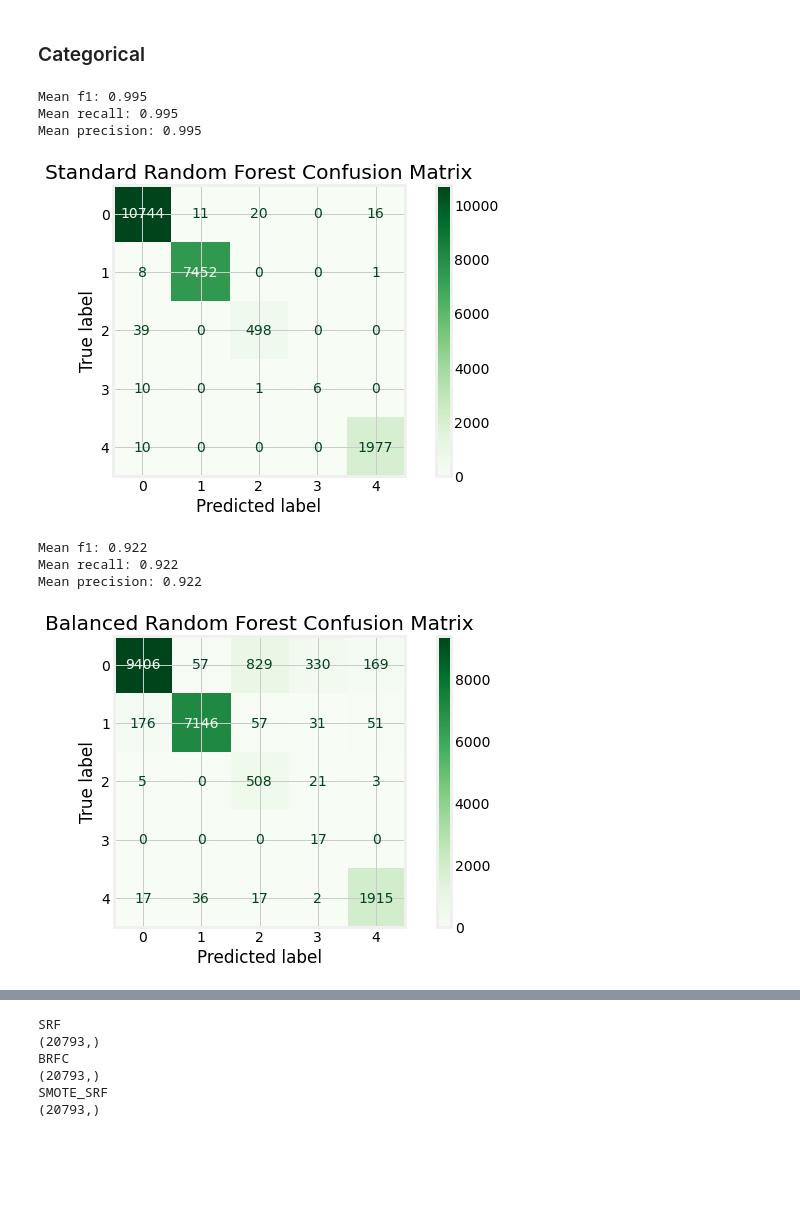
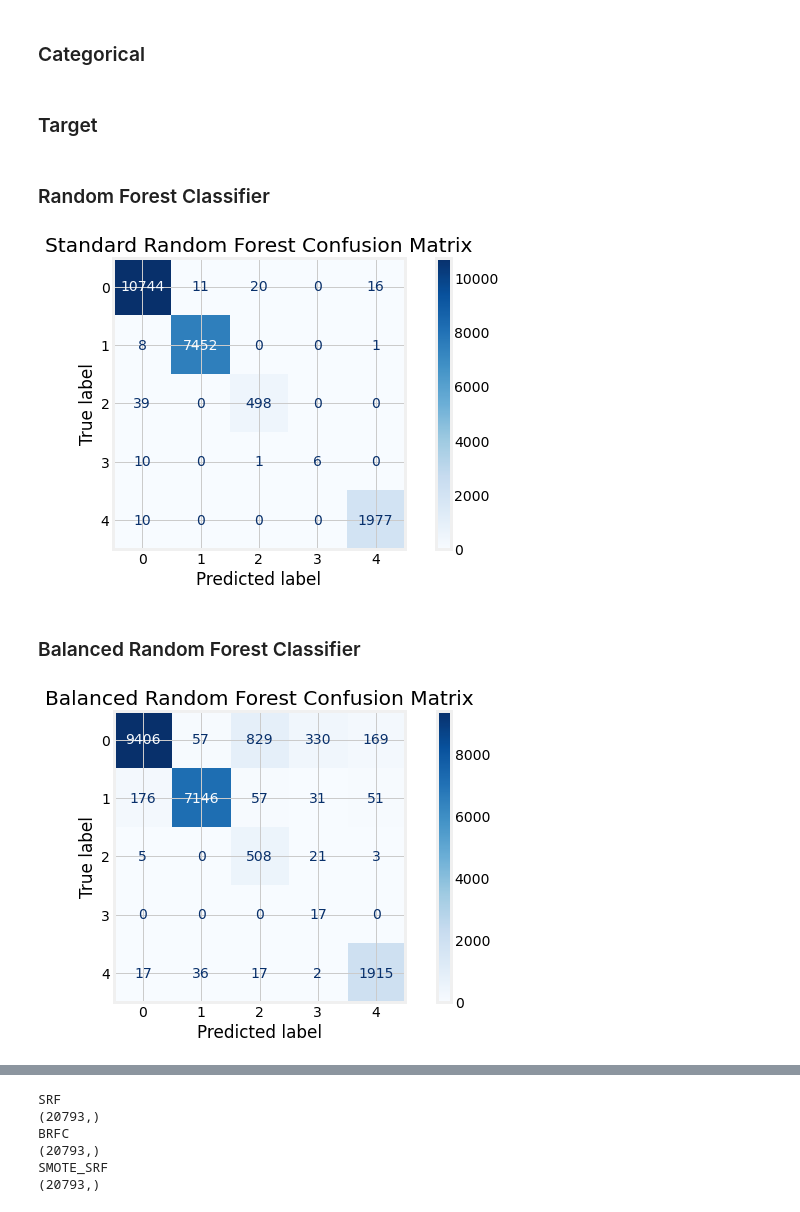
Before and after one commit to patii01/ACA-Project, a Jupyter notebook: model.ipynb, the cells around one changed output, grey strips where cells are left out. Cells and saved outputs as stored; diff of their text form; code cells hidden in the pictures; blank space fills up the shorter version.

```diff
--- a/model.ipynb
+++ b/model.ipynb
@@ -91,76 +95,51 @@ test_students = pd.get_dummies(test_students, columns=['protocol_type'], drop_fi
 #test_students = test_students.drop('service', axis=1)
 #test_students = pd.get_dummies(test_students, columns=['service'], drop_first=True)
 test_students= pd.get_dummies(test_students, columns=['flag'], drop_first=True)
+# %% [markdown]
+### Target
 # %%
 y = train_students['attack_type']
 X = train_students.drop(columns=['attack_type'], axis=1)
+# %% [markdown]
+### Random Forest Classifier
 # %%
-import matplotlib.pyplot as plt
-from statistics import mean
-from matplotlib import pyplot
-from sklearn.model_selection import train_test_split
-from sklearn.model_selection import cross_validate
-from sklearn.model_selection import RepeatedStratifiedKFold
-from sklearn.metrics import plot_confusion_matrix
 from sklearn.ensemble import RandomForestClassifier
-import warnings
 
-warnings.filterwarnings('ignore')
 
-#Build SRF model
 SRF = RandomForestClassifier(n_estimators=150, random_state=42)
-#Create Stratified K-fold cross validation
-cv = RepeatedStratifiedKFold(n_splits=10, n_repeats=3, random_state=42)
-scoring = ('f1_micro', 'recall_micro', 'precision_micro')
-#Randomly spilt dataset to test and train set
+
 X_train, X_test, y_train, y_test = train_test_split(X, y, test_size=0.2, random_state=42, stratify=y)
-#X_test, X_validation, y_test, y_validation = train_test_split(X_t, y_t, test_size=0.5, random_state=42, stratify=y_t)
-#Train SRF
+
 SRF.fit(X_train, y_train)
-#SRF prediction result
+
 y_pred = SRF.predict(X_test)
-#Create confusion matrix
-fig = plot_confusion_matrix(SRF, X_test, y_test, cmap='Greens')
+
+fig = plot_confusion_matrix(SRF, X_test, y_test, cmap='Blues')
 plt.title('Standard Random Forest Confusion Matrix')
 plt.show()
 # %% [output]
-Mean f1: 0.995
-Mean recall: 0.995
-Mean precision: 0.995
-[figure, old version]
+[figure, new version]
 # %%
 models = []
 models.append(('SRF', y_pred))
+# %% [markdown]
+### Balanced Random Forest Classifier
 # %%
-import matplotlib.pyplot as plt
-from statistics import mean
-from matplotlib import pyplot
-from sklearn.model_selection import train_test_split
-from sklearn.model_selection import cross_validate
-from sklearn.model_selection import RepeatedStratifiedKFold
-from sklearn.metrics import plot_confusion_matrix
 from imblearn.ensemble import BalancedRandomForestClassifier
 
-#Build SRF model
 BRFC = BalancedRandomForestClassifier(n_estimators=150, random_state=42)
-#Create Stratified K-fold cross validation
-cv = RepeatedStratifiedKFold(n_splits=10, n_repeats=3, random_state=42)
-scoring = ('f1_micro', 'recall_micro', 'precision_micro')
-#Randomly spilt dataset to test and train set
+
 X_train, X_test, y_train, y_test = train_test_split(X, y, test_size=0.2, stratify=y, random_state=42)
-#Train BRFC
+
 BRFC.fit(X_train, y_train)
-#BRFC prediction result
+
 y_pred = BRFC.predict(X_test)
-#Create confusion matrix
-fig = plot_confusion_matrix(BRFC, X_test, y_test, cmap='Greens')
+
+fig = plot_confusion_matrix(BRFC, X_test, y_test, cmap='Blues')
 plt.title('Balanced Random Forest Confusion Matrix')
 plt.show()
 # %% [output]
-Mean f1: 0.922
-Mean recall: 0.922
-Mean precision: 0.922
-[figure, old version]
+[figure, new version]
 # %%
 models.append(('BRFC',y_pred))
 # %%
```
Also changed, not shown: parts of 6 cells of this notebook, 8 other files.
